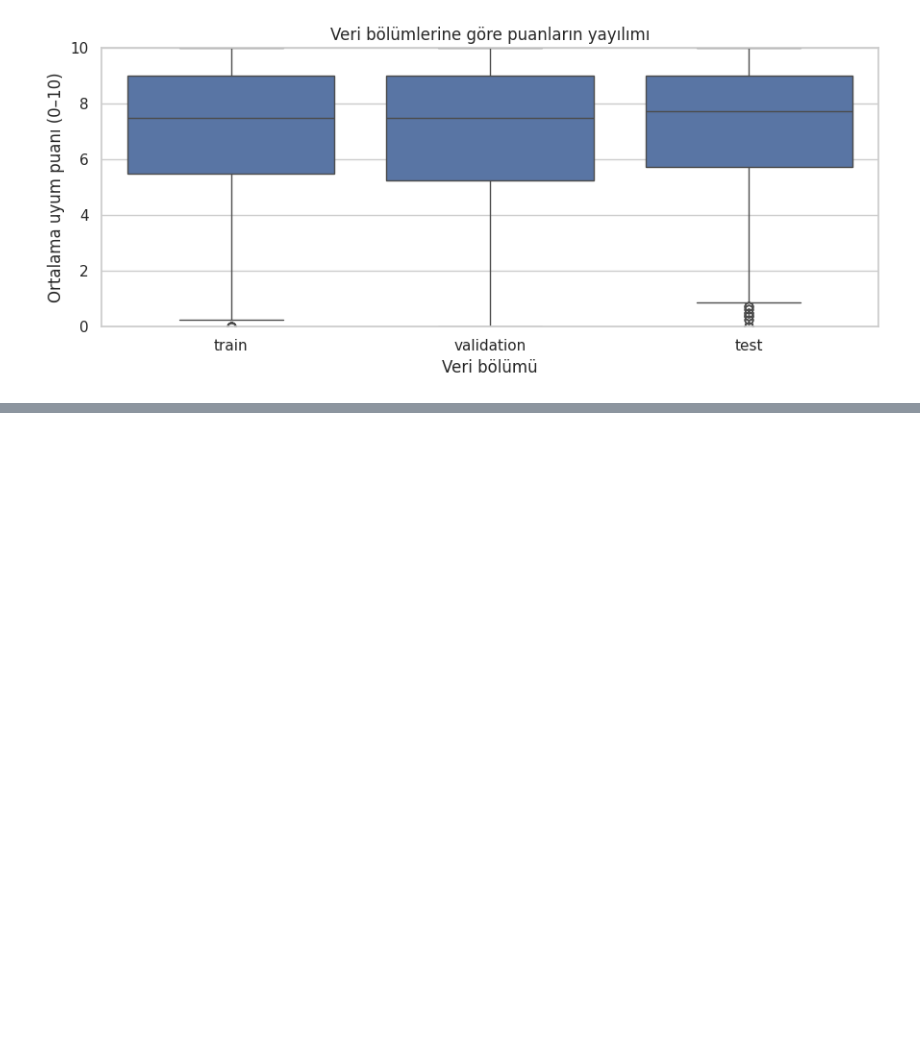
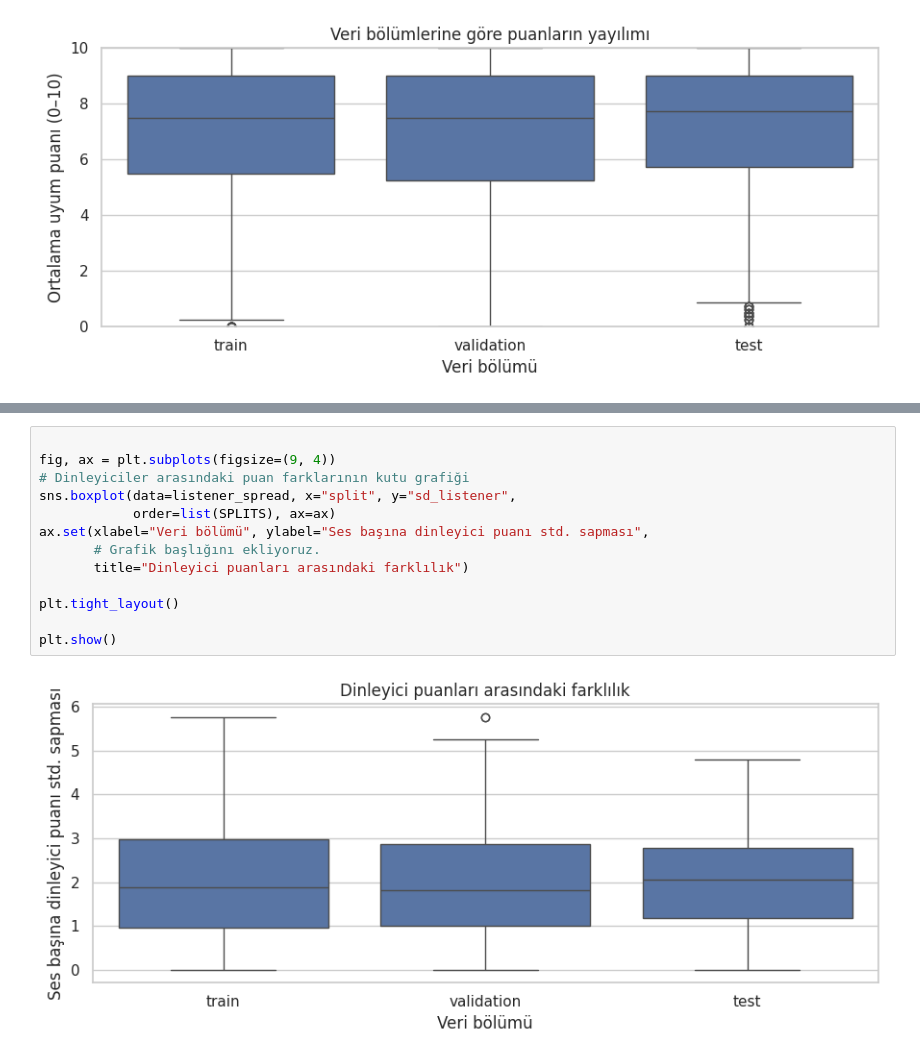
Before and after one commit to bm5201-2026/26832901020_26832901023_BM5201, a Jupyter notebook: assignment1_eda_baseline.ipynb, the cells around one changed output, grey strips where cells are left out. Cells and saved outputs as stored; diff of their text form; blank space fills up the shorter version.

```diff
--- a/assignment1_eda_baseline.ipynb
+++ b/assignment1_eda_baseline.ipynb
@@ -183,0 +225,15 @@ plt.show()
+# %%
+
+fig, ax = plt.subplots(figsize=(9, 4))
+# Dinleyiciler arasındaki puan farklarının kutu grafiği
+sns.boxplot(data=listener_spread, x="split", y="sd_listener",
+            order=list(SPLITS), ax=ax)
+ax.set(xlabel="Veri bölümü", ylabel="Ses başına dinleyici puanı std. sapması",
+       # Grafik başlığını ekliyoruz.
+       title="Dinleyici puanları arasındaki farklılık")
+
+plt.tight_layout()
+
+plt.show()
+# %% [output]
+[figure, added]
```
Also changed, not shown: parts of 9 cells of this notebook.
